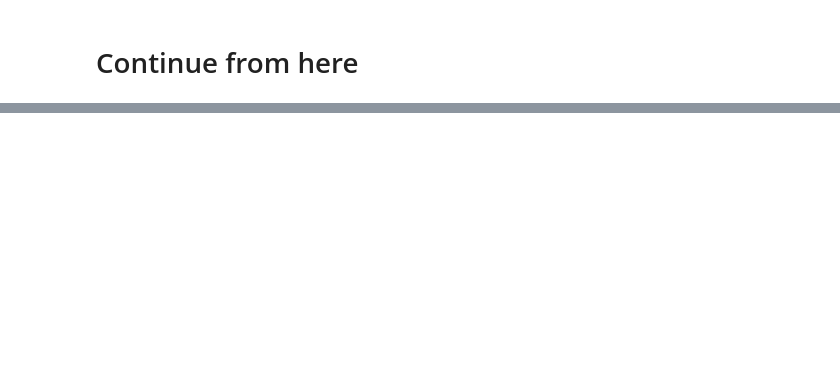
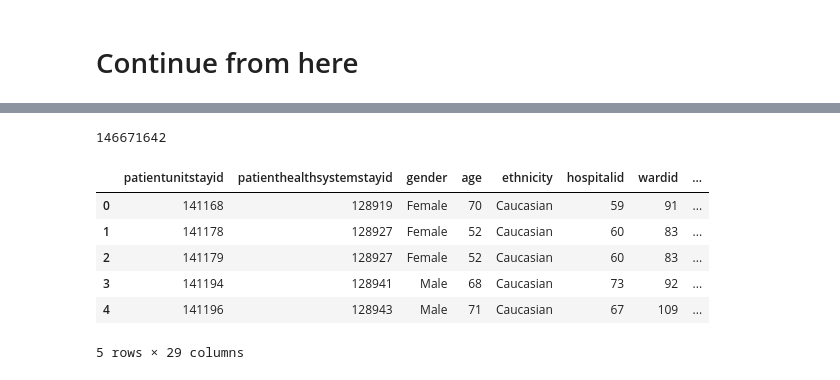
Before and after one commit to Ronet05/GSoC-CBMI-eICU, a Jupyter notebook: Cardiovascular param.ipynb, the cells around one changed output, grey strips where cells are left out. Cells and saved outputs as stored; diff of their text form; code cells hidden in the pictures; blank space fills up the shorter version.

```diff
--- a/Cardiovascular param.ipynb
+++ b/Cardiovascular param.ipynb
@@ -138,0 +154,16 @@ inf_drug.loc[inf_drug['drugname'].str.contains("Dopamine")]
+# %%
+len(df_vitalp)
+# %% [output]
+146671642
+# %%
+patient=pd.read_csv('patient.csv')
+# %%
+patient.head()
+# %% [output]
+|  | patientunitstayid | patienthealthsystemstayid | gender | age | ethnicity | hospitalid | wardid | ... |
+| 0 | 141168 | 128919 | Female | 70 | Caucasian | 59 | 91 | ... |
+| 1 | 141178 | 128927 | Female | 52 | Caucasian | 60 | 83 | ... |
+| 2 | 141179 | 128927 | Female | 52 | Caucasian | 60 | 83 | ... |
+| 3 | 141194 | 128941 | Male | 68 | Caucasian | 73 | 92 | ... |
+| 4 | 141196 | 128943 | Male | 71 | Caucasian | 67 | 109 | ... |
+5 rows × 29 columns
```
Also changed, not shown: parts of 22 cells of this notebook.
